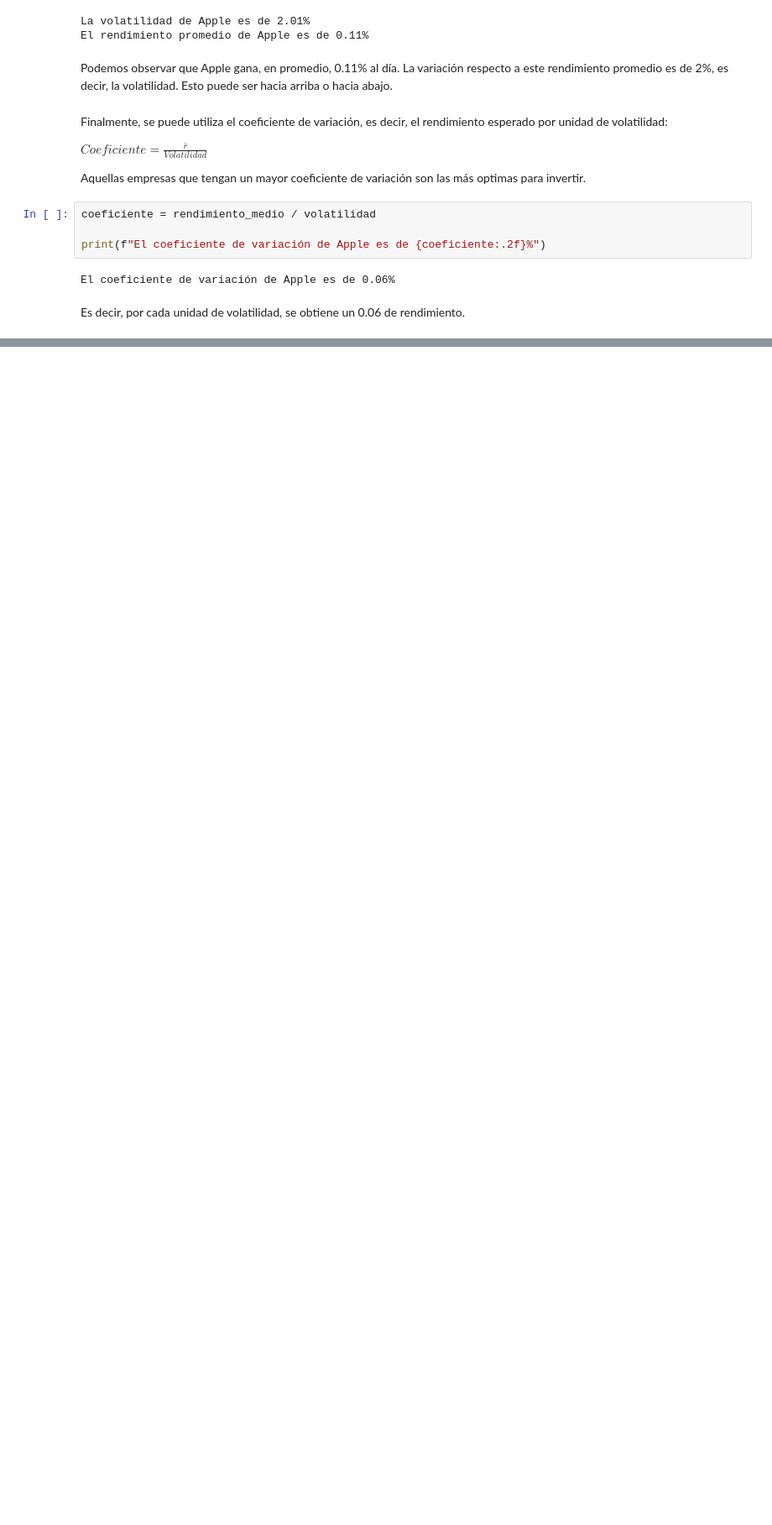
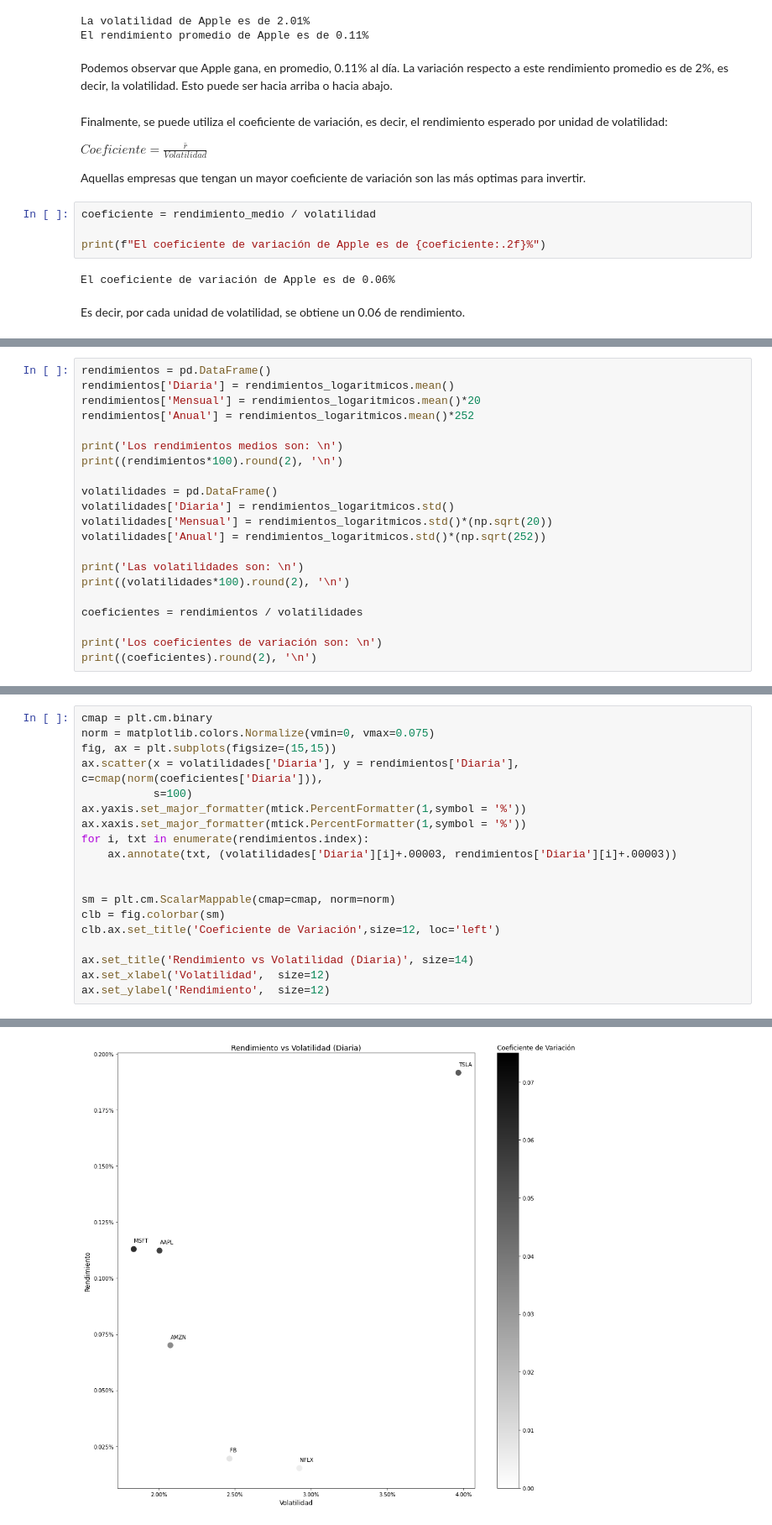
Before and after one commit to DaavidUc/CodigosFinancieros, a Jupyter notebook: Rendimientos.ipynb, the cells around one changed output, grey strips where cells are left out. Shown at 84% size. Drawn from its saved outputs; the diff is of its cells as text; blank space fills up the shorter version.

```diff
--- a/Rendimientos.ipynb
+++ b/Rendimientos.ipynb
@@ -189,0 +226,21 @@ Es decir, por cada unidad de volatilidad, se obtiene un 0.06 de rendimiento.
+# %%
+rendimientos = pd.DataFrame()
+rendimientos['Diaria'] = rendimientos_logaritmicos.mean()
+rendimientos['Mensual'] = rendimientos_logaritmicos.mean()*20
+rendimientos['Anual'] = rendimientos_logaritmicos.mean()*252
+
+print('Los rendimientos medios son: \n')
+print((rendimientos*100).round(2), '\n')
+
+volatilidades = pd.DataFrame()
+volatilidades['Diaria'] = rendimientos_logaritmicos.std()
+volatilidades['Mensual'] = rendimientos_logaritmicos.std()*(np.sqrt(20))
+volatilidades['Anual'] = rendimientos_logaritmicos.std()*(np.sqrt(252))
+
+print('Las volatilidades son: \n')
+print((volatilidades*100).round(2), '\n')
+
+coeficientes = rendimientos / volatilidades
+
+print('Los coeficientes de variación son: \n')
+print((coeficientes).round(2), '\n')
@@ -189,0 +267,20 @@ Es decir, por cada unidad de volatilidad, se obtiene un 0.06 de rendimiento.
+# %%
+cmap = plt.cm.binary
+norm = matplotlib.colors.Normalize(vmin=0, vmax=0.075)
+fig, ax = plt.subplots(figsize=(15,15))
+ax.scatter(x = volatilidades['Diaria'], y = rendimientos['Diaria'], c=cmap(norm(coeficientes['Diaria'])),
+           s=100)
+ax.yaxis.set_major_formatter(mtick.PercentFormatter(1,symbol = '%'))
+ax.xaxis.set_major_formatter(mtick.PercentFormatter(1,symbol = '%'))
+for i, txt in enumerate(rendimientos.index):
+    ax.annotate(txt, (volatilidades['Diaria'][i]+.00003, rendimientos['Diaria'][i]+.00003))
+
+
+sm = plt.cm.ScalarMappable(cmap=cmap, norm=norm)
+clb = fig.colorbar(sm)
+clb.ax.set_title('Coeficiente de Variación',size=12, loc='left')
+
+ax.set_title('Rendimiento vs Volatilidad (Diaria)', size=14)
+ax.set_xlabel('Volatilidad',  size=12)
+ax.set_ylabel('Rendimiento',  size=12)
+# %% [output]
@@ -189,0 +288 @@ Es decir, por cada unidad de volatilidad, se obtiene un 0.06 de rendimiento.
+[figure, added]
```
Also changed, not shown: parts of 15 cells of this notebook.
